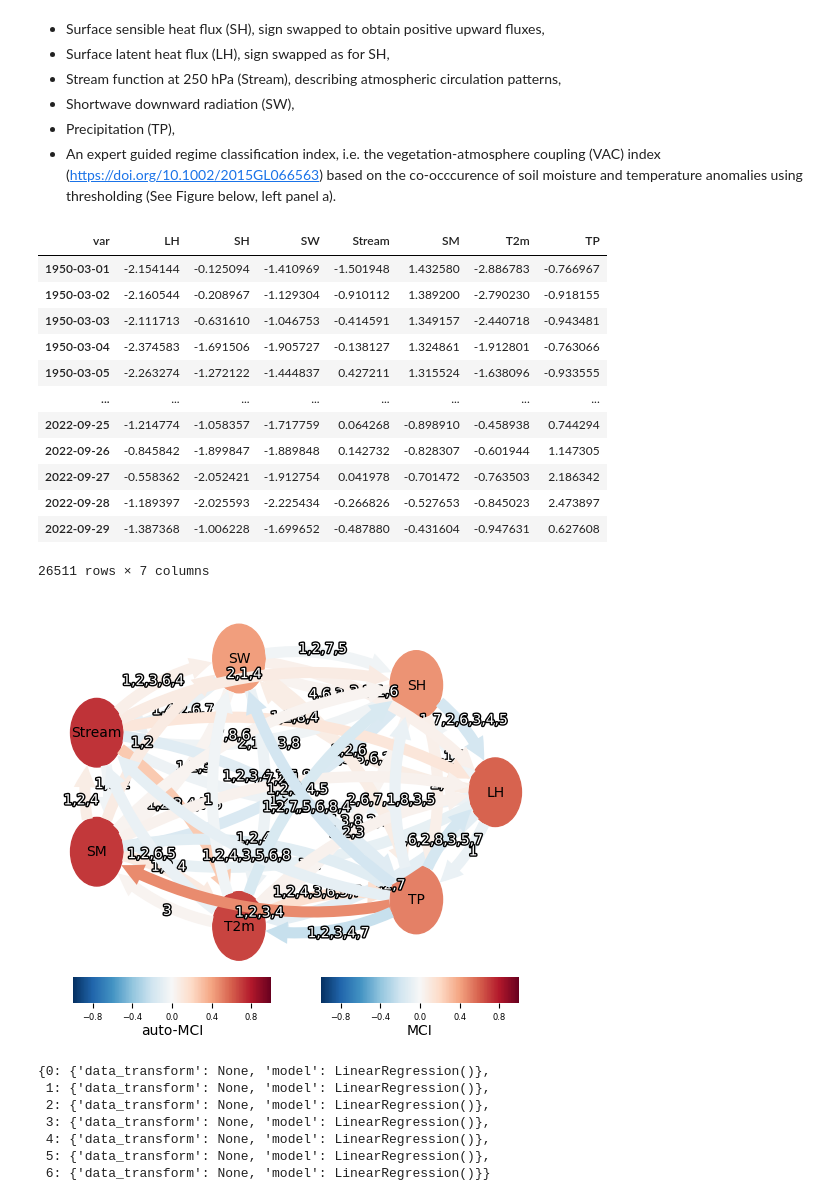
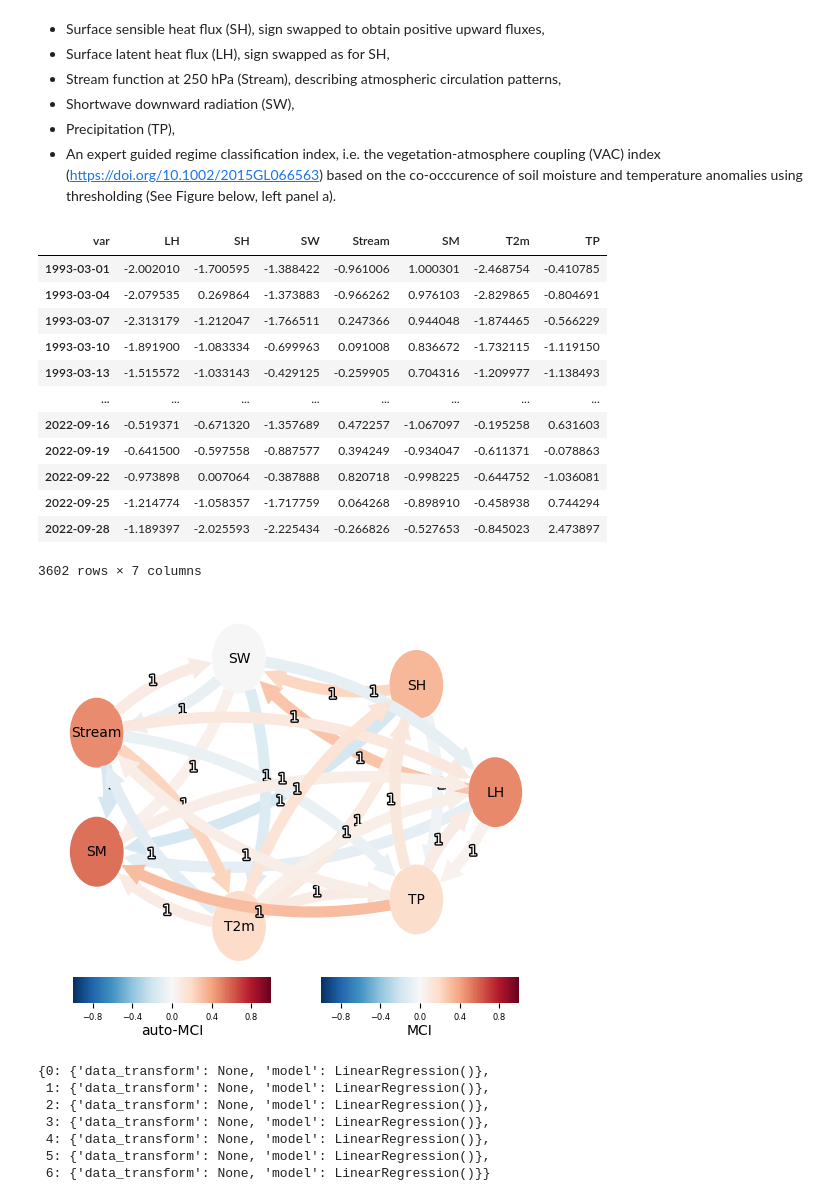
Before and after one commit to Tyrest/Neural-Netbusters, a Jupyter notebook: baseline.ipynb, the cells around one changed output. Cells and saved outputs as stored; diff of their text form; code cells hidden in the pictures.

```diff
--- a/baseline.ipynb
+++ b/baseline.ipynb
@@ -48,9 +72,7 @@ def reshape_and_resample_df(filename, val_type='seasonal_dtr_val_std', sample_fr
     pivoted_df.index = pd.to_datetime(pivoted_df.index)
 
     # only keep years starting from 1990
-    # all_days_to_keep = np.arange(datetime(1993, 3, 1), datetime(2022, 9, 30),
-    #                              timedelta(days=1)).astype(datetime)
-    all_days_to_keep = np.arange(datetime(1950, 3, 1), datetime(2022, 9, 30),
+    all_days_to_keep = np.arange(datetime(1993, 3, 1), datetime(2022, 9, 30),
                                  timedelta(days=1)).astype(datetime)
     dates_to_keep = [i for i in all_days_to_keep if i in pivoted_df.index]
     pivoted_df = pivoted_df.loc[dates_to_keep]
@@ -146,44 +168,51 @@ def get_pandas_and_tigramite_dfs(filename, val_type='seasonal_dtr_val_std', samp
 filled_pd_df, filled_tigramite_df, filled_vac_values = get_pandas_and_tigramite_dfs(
     './LAF_WWCE_SM_VAC_dtr_std_MAMJJAS.csv',
     sampling_type='subsample',
-    sample_freq='1D',
+    sample_freq='3D',
     vals_to_drop=['swvl2', 'swvl3', 'swvl1', 'VAC'],
     fill_missing=True, fill_missing_value=999., use_evap=False)
 
+filled_pd_df_vac, filled_tigramite_df_vac, _ = get_pandas_and_tigramite_dfs(
+    './LAF_WWCE_SM_VAC_dtr_std_MAMJJAS.csv',
+    sampling_type='subsample',
+    sample_freq='3D',
+    vals_to_drop=['swvl2', 'swvl3', 'swvl1'],
+    fill_missing=True, fill_missing_value=999., use_evap=False)
+
 filled_pd_df
 # %% [output]
 | var | LH | SH | SW | Stream | SM | T2m | TP |
-| 1950-03-01 | -2.154144 | -0.125094 | -1.410969 | -1.501948 | 1.432580 | -2.886783 | -0.766967 |
-| 1950-03-02 | -2.160544 | -0.208967 | -1.129304 | -0.910112 | 1.389200 | -2.790230 | -0.918155 |
-| 1950-03-03 | -2.111713 | -0.631610 | -1.046753 | -0.414591 | 1.349157 | -2.440718 | -0.943481 |
-| 1950-03-04 | -2.374583 | -1.691506 | -1.905727 | -0.138127 | 1.324861 | -1.912801 | -0.763066 |
-| 1950-03-05 | -2.263274 | -1.272122 | -1.444837 | 0.427211 | 1.315524 | -1.638096 | -0.933555 |
+| 1993-03-01 | -2.002010 | -1.700595 | -1.388422 | -0.961006 | 1.000301 | -2.468754 | -0.410785 |
+| 1993-03-04 | -2.079535 | 0.269864 | -1.373883 | -0.966262 | 0.976103 | -2.829865 | -0.804691 |
+| 1993-03-07 | -2.313179 | -1.212047 | -1.766511 | 0.247366 | 0.944048 | -1.874465 | -0.566229 |
+| 1993-03-10 | -1.891900 | -1.083334 | -0.699963 | 0.091008 | 0.836672 | -1.732115 | -1.119150 |
+| 1993-03-13 | -1.515572 | -1.033143 | -0.429125 | -0.259905 | 0.704316 | -1.209977 | -1.138493 |
 | ... | ... | ... | ... | ... | ... | ... | ... |
+| 2022-09-16 | -0.519371 | -0.671320 | -1.357689 | 0.472257 | -1.067097 | -0.195258 | 0.631603 |
+| 2022-09-19 | -0.641500 | -0.597558 | -0.887577 | 0.394249 | -0.934047 | -0.611371 | -0.078863 |
+| 2022-09-22 | -0.973898 | 0.007064 | -0.387888 | 0.820718 | -0.998225 | -0.644752 | -1.036081 |
 | 2022-09-25 | -1.214774 | -1.058357 | -1.717759 | 0.064268 | -0.898910 | -0.458938 | 0.744294 |
-| 2022-09-26 | -0.845842 | -1.899847 | -1.889848 | 0.142732 | -0.828307 | -0.601944 | 1.147305 |
-| 2022-09-27 | -0.558362 | -2.052421 | -1.912754 | 0.041978 | -0.701472 | -0.763503 | 2.186342 |
 | 2022-09-28 | -1.189397 | -2.025593 | -2.225434 | -0.266826 | -0.527653 | -0.845023 | 2.473897 |
-| 2022-09-29 | -1.387368 | -1.006228 | -1.699652 | -0.487880 | -0.431604 | -0.947631 | 0.627608 |
-26511 rows × 7 columns
+3602 rows × 7 columns
 # %%
 # Set hyperparameters
 tau_min = 1
-tau_max = 8
+tau_max = 1
 # pc_alpha = None
 # alpha_level = 0.01
 
 pcmci = PCMCI(dataframe=filled_tigramite_df,
               cond_ind_test=RobustParCorr())
 
 pcmci_results = pcmci.run_pcmci(tau_min=tau_min, tau_max=tau_max)#, pc_alpha=pc_alpha, alpha_level=alpha_level)
 
 tp.plot_graph(val_matrix=pcmci_results['val_matrix'],
               graph=pcmci_results['graph'], var_names=filled_tigramite_df.var_names,
               node_aspect=0.5, node_size=0.5
               )
 plt.show()
 # %% [output]
-[figure, old version]
+[figure, new version]
 # %%
 model = Models(
     dataframe=filled_tigramite_df,
```
Also changed, not shown: parts of 3 cells of this notebook, 4 other files.
